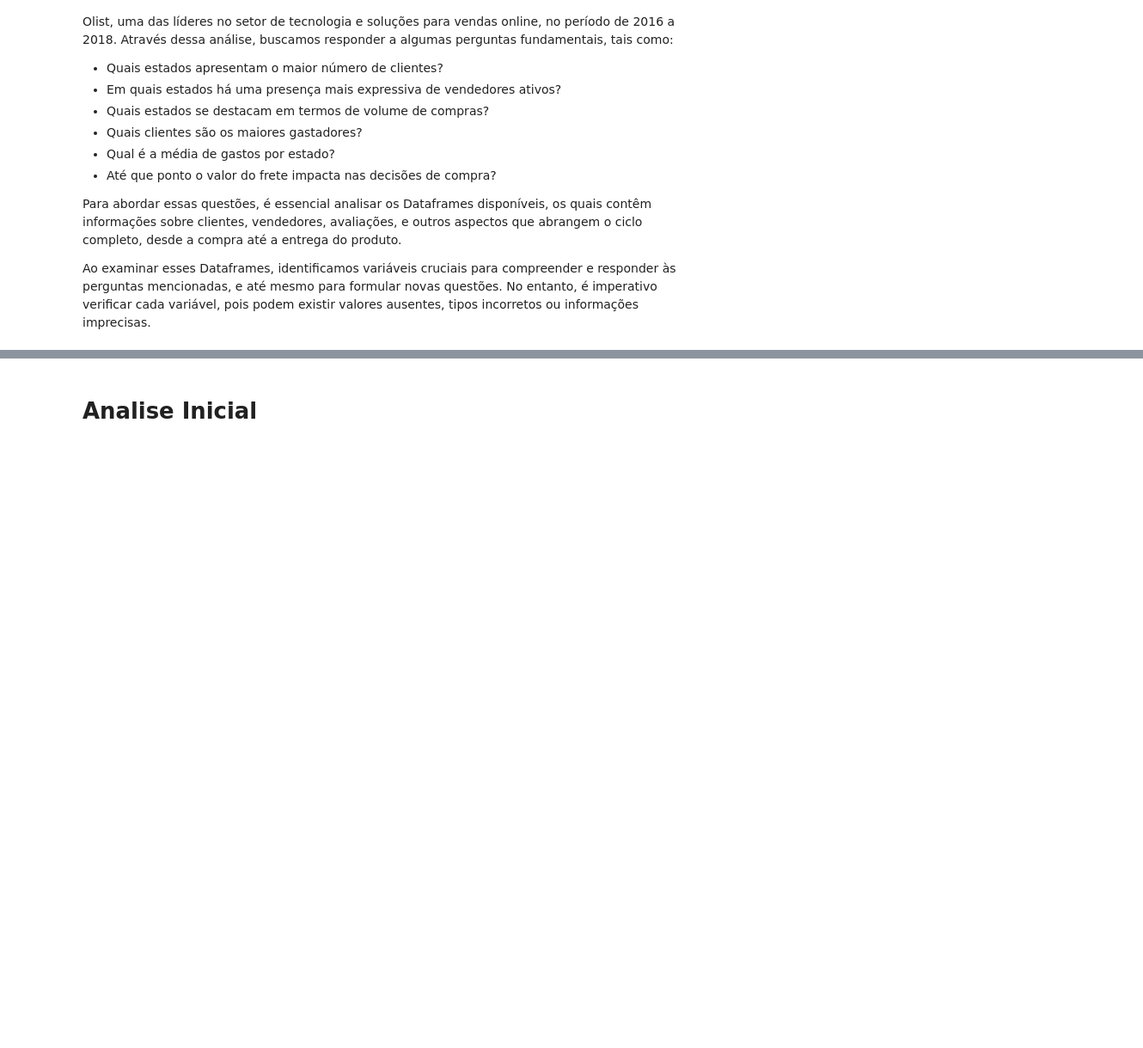
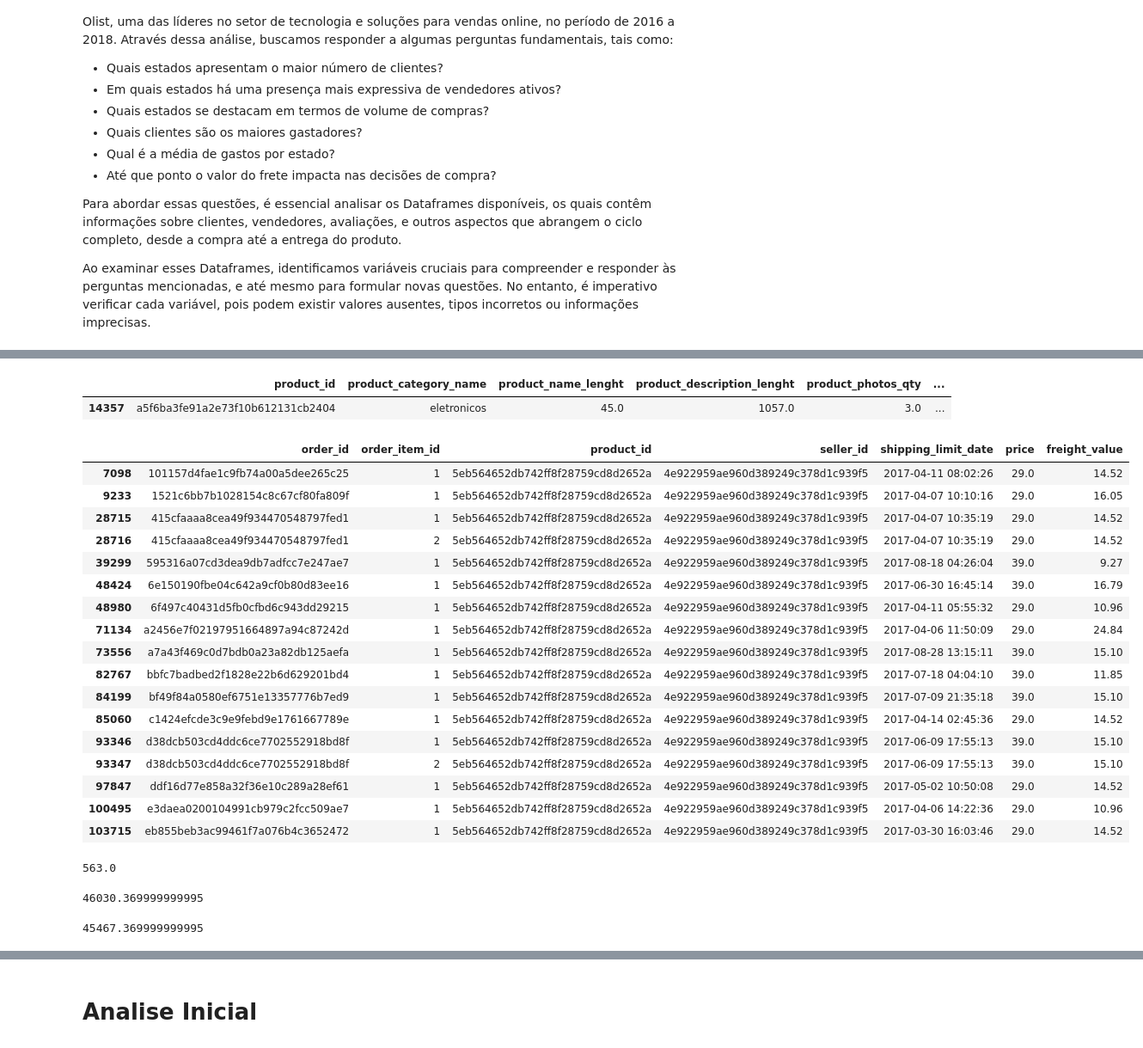
Before and after one commit to AndersonAyache/Olist---Conhecendo-o-mercado-Online, a Jupyter notebook: Olist - Conhecendo o mercado Online.ipynb, the cells around one changed output, grey strips where cells are left out. Shown at 86% size. Cells and saved outputs as stored; diff of their text form; code cells hidden in the pictures; blank space fills up the shorter version.

```diff
--- a/Olist - Conhecendo o mercado Online.ipynb
+++ b/Olist - Conhecendo o mercado Online.ipynb
@@ -47,0 +74,40 @@ A coluna order_estimated_delivery_date não tem valores em branco
+# %%
+produtos.query('product_id == "a5f6ba3fe91a2e73f10b612131cb2404"')
+# %% [output]
+|  | product_id | product_category_name | product_name_lenght | product_description_lenght | product_photos_qty | ... |
+| 14357 | a5f6ba3fe91a2e73f10b612131cb2404 | eletronicos | 45.0 | 1057.0 | 3.0 | ... |
+# %%
+itens_por_pedido.query('product_id == "5eb564652db742ff8f28759cd8d2652a"')
+# %% [output]
+|  | order_id | order_item_id | product_id | seller_id | shipping_limit_date | price | freight_value |
+| 7098 | 101157d4fae1c9fb74a00a5dee265c25 | 1 | 5eb564652db742ff8f28759cd8d2652a | 4e922959ae960d389249c378d1c939f5 | 2017-04-11 08:02:26 | 29.0 | 14.52 |
+| 9233 | 1521c6bb7b1028154c8c67cf80fa809f | 1 | 5eb564652db742ff8f28759cd8d2652a | 4e922959ae960d389249c378d1c939f5 | 2017-04-07 10:10:16 | 29.0 | 16.05 |
+| 28715 | 415cfaaaa8cea49f934470548797fed1 | 1 | 5eb564652db742ff8f28759cd8d2652a | 4e922959ae960d389249c378d1c939f5 | 2017-04-07 10:35:19 | 29.0 | 14.52 |
+| 28716 | 415cfaaaa8cea49f934470548797fed1 | 2 | 5eb564652db742ff8f28759cd8d2652a | 4e922959ae960d389249c378d1c939f5 | 2017-04-07 10:35:19 | 29.0 | 14.52 |
+| 39299 | 595316a07cd3dea9db7adfcc7e247ae7 | 1 | 5eb564652db742ff8f28759cd8d2652a | 4e922959ae960d389249c378d1c939f5 | 2017-08-18 04:26:04 | 39.0 | 9.27 |
+| 48424 | 6e150190fbe04c642a9cf0b80d83ee16 | 1 | 5eb564652db742ff8f28759cd8d2652a | 4e922959ae960d389249c378d1c939f5 | 2017-06-30 16:45:14 | 39.0 | 16.79 |
+| 48980 | 6f497c40431d5fb0cfbd6c943dd29215 | 1 | 5eb564652db742ff8f28759cd8d2652a | 4e922959ae960d389249c378d1c939f5 | 2017-04-11 05:55:32 | 29.0 | 10.96 |
+| 71134 | a2456e7f02197951664897a94c87242d | 1 | 5eb564652db742ff8f28759cd8d2652a | 4e922959ae960d389249c378d1c939f5 | 2017-04-06 11:50:09 | 29.0 | 24.84 |
+| 73556 | a7a43f469c0d7bdb0a23a82db125aefa | 1 | 5eb564652db742ff8f28759cd8d2652a | 4e922959ae960d389249c378d1c939f5 | 2017-08-28 13:15:11 | 39.0 | 15.10 |
+| 82767 | bbfc7badbed2f1828e22b6d629201bd4 | 1 | 5eb564652db742ff8f28759cd8d2652a | 4e922959ae960d389249c378d1c939f5 | 2017-07-18 04:04:10 | 39.0 | 11.85 |
+| 84199 | bf49f84a0580ef6751e13357776b7ed9 | 1 | 5eb564652db742ff8f28759cd8d2652a | 4e922959ae960d389249c378d1c939f5 | 2017-07-09 21:35:18 | 39.0 | 15.10 |
+| 85060 | c1424efcde3c9e9febd9e1761667789e | 1 | 5eb564652db742ff8f28759cd8d2652a | 4e922959ae960d389249c378d1c939f5 | 2017-04-14 02:45:36 | 29.0 | 14.52 |
+| 93346 | d38dcb503cd4ddc6ce7702552918bd8f | 1 | 5eb564652db742ff8f28759cd8d2652a | 4e922959ae960d389249c378d1c939f5 | 2017-06-09 17:55:13 | 39.0 | 15.10 |
+| 93347 | d38dcb503cd4ddc6ce7702552918bd8f | 2 | 5eb564652db742ff8f28759cd8d2652a | 4e922959ae960d389249c378d1c939f5 | 2017-06-09 17:55:13 | 39.0 | 15.10 |
+| 97847 | ddf16d77e858a32f36e10c289a28ef61 | 1 | 5eb564652db742ff8f28759cd8d2652a | 4e922959ae960d389249c378d1c939f5 | 2017-05-02 10:50:08 | 29.0 | 14.52 |
+| 100495 | e3daea0200104991cb979c2fcc509ae7 | 1 | 5eb564652db742ff8f28759cd8d2652a | 4e922959ae960d389249c378d1c939f5 | 2017-04-06 14:22:36 | 29.0 | 10.96 |
+| 103715 | eb855beb3ac99461f7a076b4c3652472 | 1 | 5eb564652db742ff8f28759cd8d2652a | 4e922959ae960d389249c378d1c939f5 | 2017-03-30 16:03:46 | 29.0 | 14.52 |
+# %%
+venda_total_item = itens_por_pedido.query('product_id == "5eb564652db742ff8f28759cd8d2652a"')['price'].sum()
+venda_total_item
+# %% [output]
+563.0
+# %%
+venda_total_vendedor = itens_por_pedido.query('seller_id == "4e922959ae960d389249c378d1c939f5"')['price'].sum()
+venda_total_vendedor
+# %% [output]
+46030.369999999995
+# %%
+venda_total_vendedor - venda_total_item
+# %% [output]
+45467.369999999995
```
Also changed, not shown: parts of 11 cells of this notebook, 3 other files.
